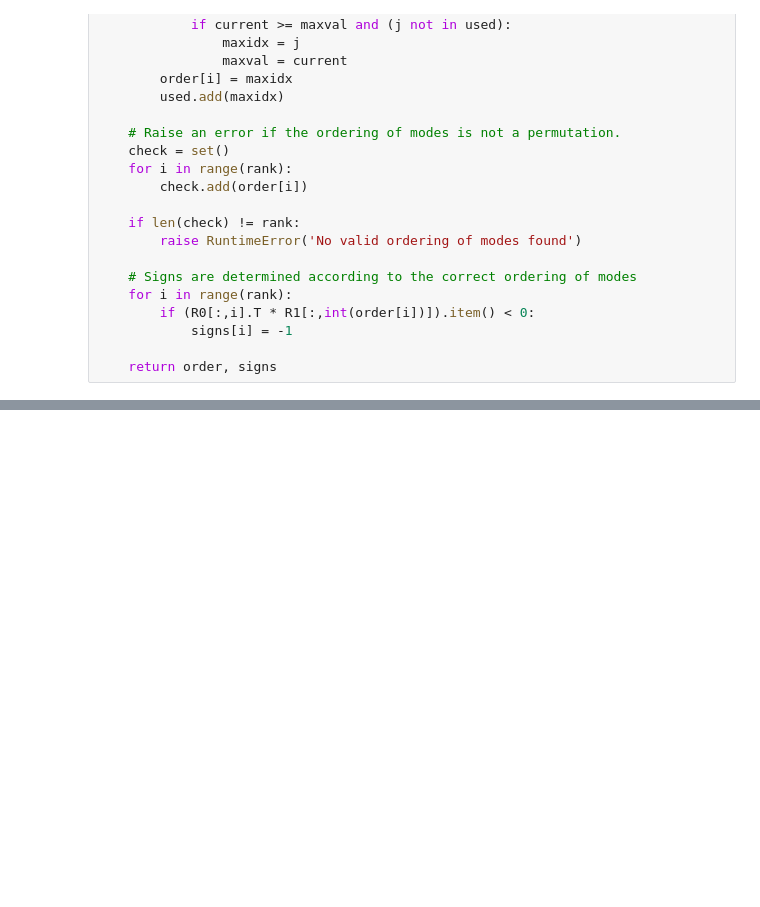
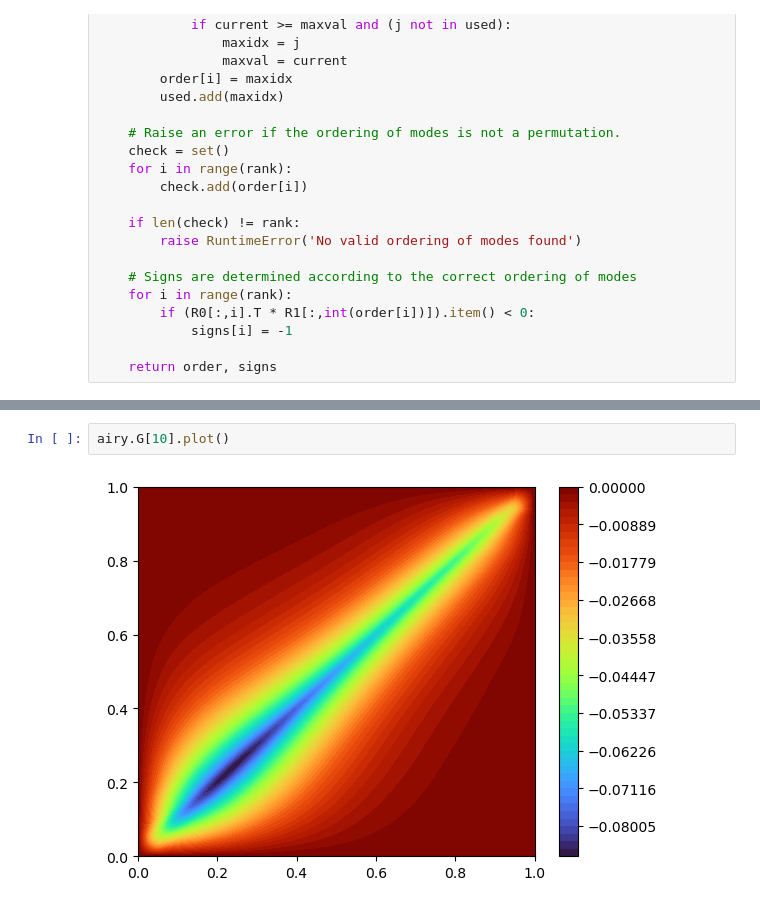
Before and after one commit to hsharsh/chebgreen, a Jupyter notebook: main/airy.ipynb, the cells around one changed output, grey strips where cells are left out. Drawn from its saved outputs; the diff is of its cells as text; blank space fills up the shorter version.

```diff
--- a/main/airy.ipynb
+++ b/main/airy.ipynb
@@ -178,0 +278,4 @@ G2.plot(figsize = (8,6))
+# %%
+airy.G[10].plot()
+# %% [output]
+[figure, added]
```
Also changed, not shown: parts of 20 cells of this notebook, 5 other files.
